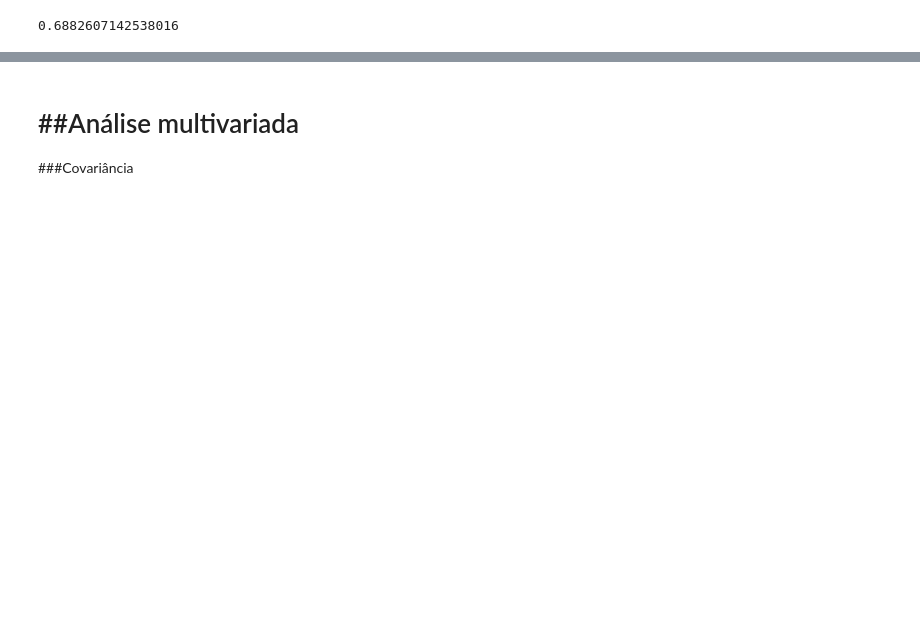
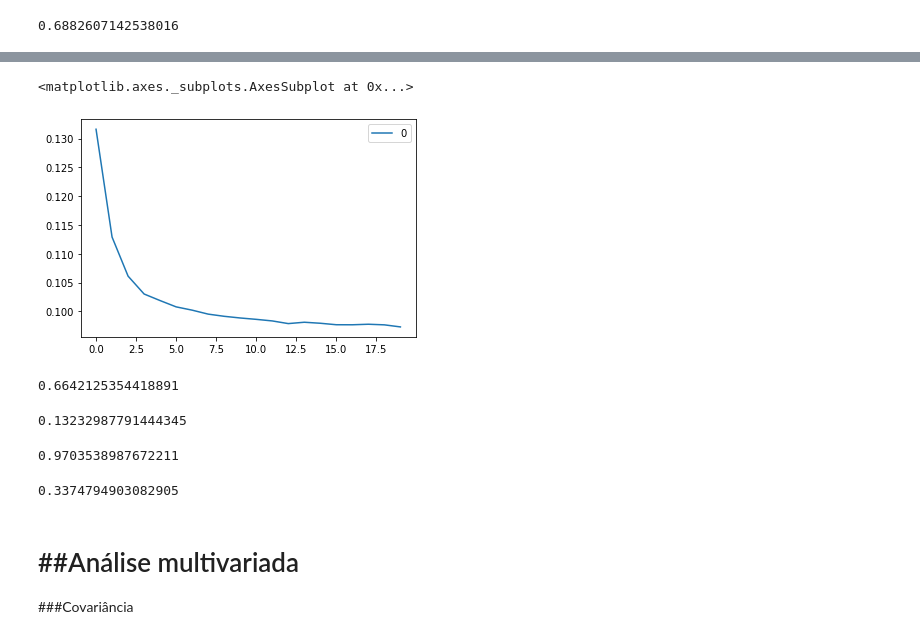
Before and after one commit to dudaascariz/teste, a Jupyter notebook: Anexo_2_analiseexploratoria_porto_(1)_.ipynb, the cells around one changed output, grey strips where cells are left out. Saved outputs shown, nothing was run; the diff lists cells and outputs as text; code cells hidden in the pictures; blank space fills up the shorter version.

```diff
--- a/Anexo_2_analiseexploratoria_porto_(1)_.ipynb
+++ b/Anexo_2_analiseexploratoria_porto_(1)_.ipynb
@@ -524,0 +529,17 @@ Coefficient of determination: 0.61
+# %%
+#https://www.analyticsvidhya.com/blog/2018/08/k-nearest-neighbor-introduction-regression-python/
+from math import sqrt
+from sklearn.neighbors import KNeighborsRegressor
+from sklearn import neighbors
+from sklearn.metrics import mean_squared_error
+knn1 = KNeighborsRegressor(n_neighbors=3, p=2) # Euclidean
+
+rmse_val = [] #to store rmse values for different k
+for K in range(20):
+    K = K+1
+    knn1 = neighbors.KNeighborsRegressor(n_neighbors = K)
+    knn1.fit(x_train, y_train)  #fit the model
+    pred=knn1.predict(x_test) #make prediction on test set
+    error = sqrt(mean_squared_error(y_test,pred)) #calculate rmse
+    rmse_val.append(error) #store rmse values
+    print('RMSE value for k= ' , K , 'is:', error)
@@ -524,0 +567,12 @@ Coefficient of determination: 0.61
+# %%
+#plotting the rmse values against k values
+curve = pd.DataFrame(rmse_val) #elbow curve
+curve.plot()
+# %% [output]
+<matplotlib.axes._subplots.AxesSubplot at 0x...>
+[figure, added]
+# %%
+#https://paulovasconcellos.com.br/como-saber-se-seu-modelo-de-machine-learning-est%C3%A1-funcionando-mesmo-a5892f6468b
+knn1.score(x_train, y_train)
+# %% [output]
+0.6642125354418891
@@ -525,3 +594,15 @@ Coefficient of determination: 0.61
+# %%
+error
+# %% [output]
+0.13232987791444345
+# %%
+ad.score(x_train, y_train)
+# %% [output]
+0.9703538987672211
+# %%
+ad.score(x_test, y_test)
+# %% [output]
+0.3374794903082905
 # %% [markdown]
 # ##Análise multivariada
 ###Covariância
```
Also changed, not shown: parts of 9 cells of this notebook.
